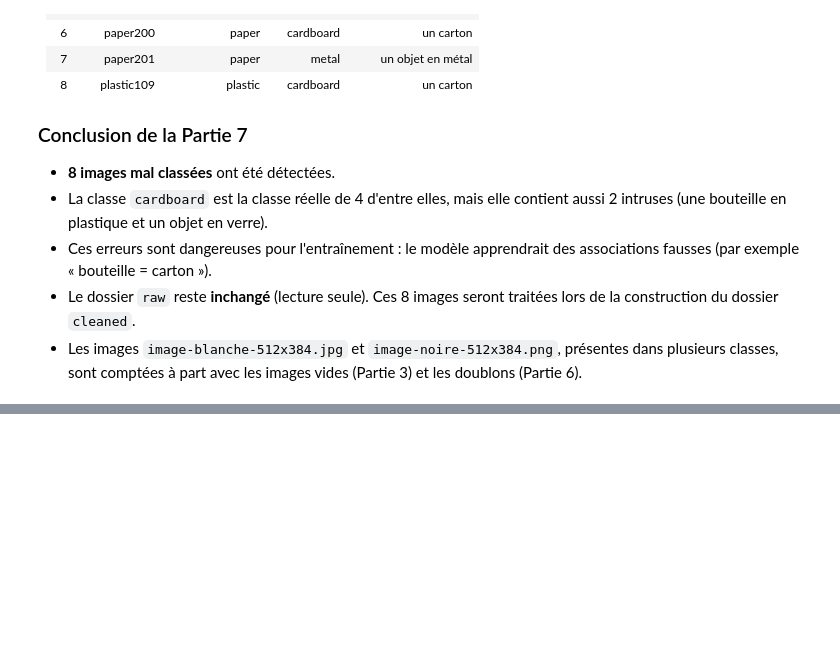
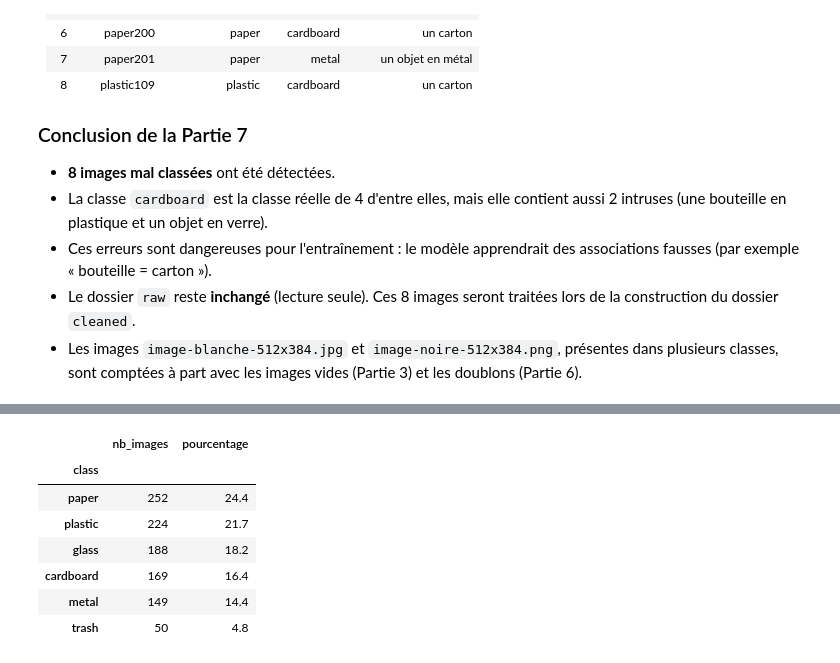
Before and after one commit to galassmyname/Atelier-Images, a Jupyter notebook: atelier_prepa_donnees_images/notebooks/atelier_prepa_donnees_images.ipynb, the cells around one changed output, grey strips where cells are left out. Cells and saved outputs as stored; diff of their text form; code cells hidden in the pictures; blank space fills up the shorter version.

```diff
--- a/atelier_prepa_donnees_images/notebooks/atelier_prepa_donnees_images.ipynb
+++ b/atelier_prepa_donnees_images/notebooks/atelier_prepa_donnees_images.ipynb
@@ -377,0 +381,17 @@ Le contrôle a été fait **visuellement et à la main** : chaque dossier de `da
+# %%
+class_counts = df["class"].value_counts()
+
+class_stats = pd.DataFrame({
+    "nb_images": class_counts,
+    "pourcentage": (class_counts / len(df) * 100).round(1),
+})
+class_stats
+# %% [output]
+|  | nb_images | pourcentage |
+| class |  |  |
+| paper | 252 | 24.4 |
+| plastic | 224 | 21.7 |
+| glass | 188 | 18.2 |
+| cardboard | 169 | 16.4 |
+| metal | 149 | 14.4 |
+| trash | 50 | 4.8 |
```
Also changed, not shown: parts of 2 cells of this notebook.
